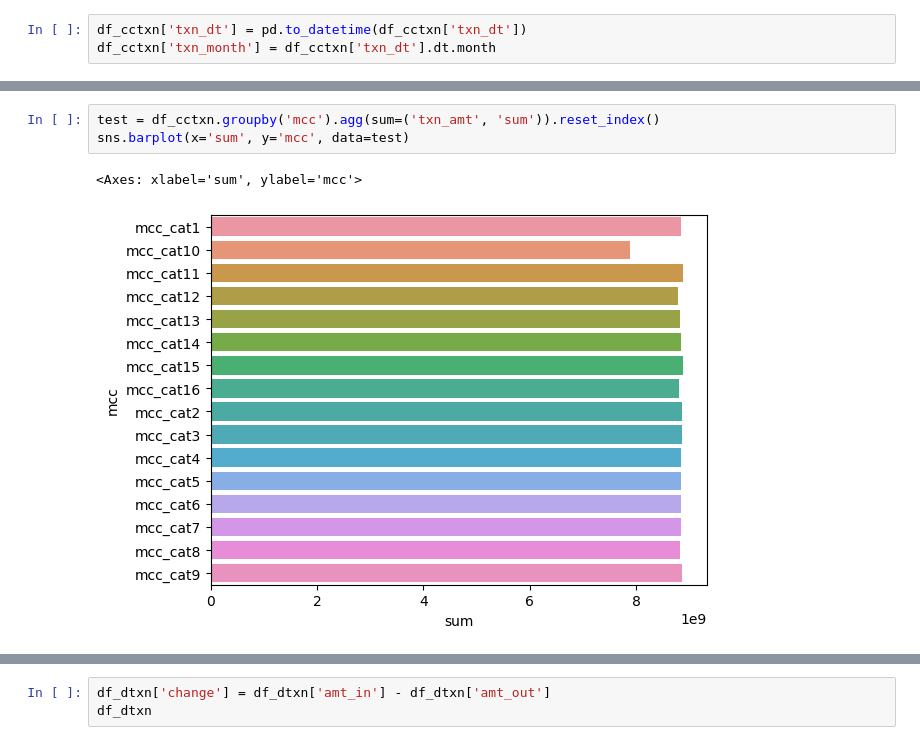
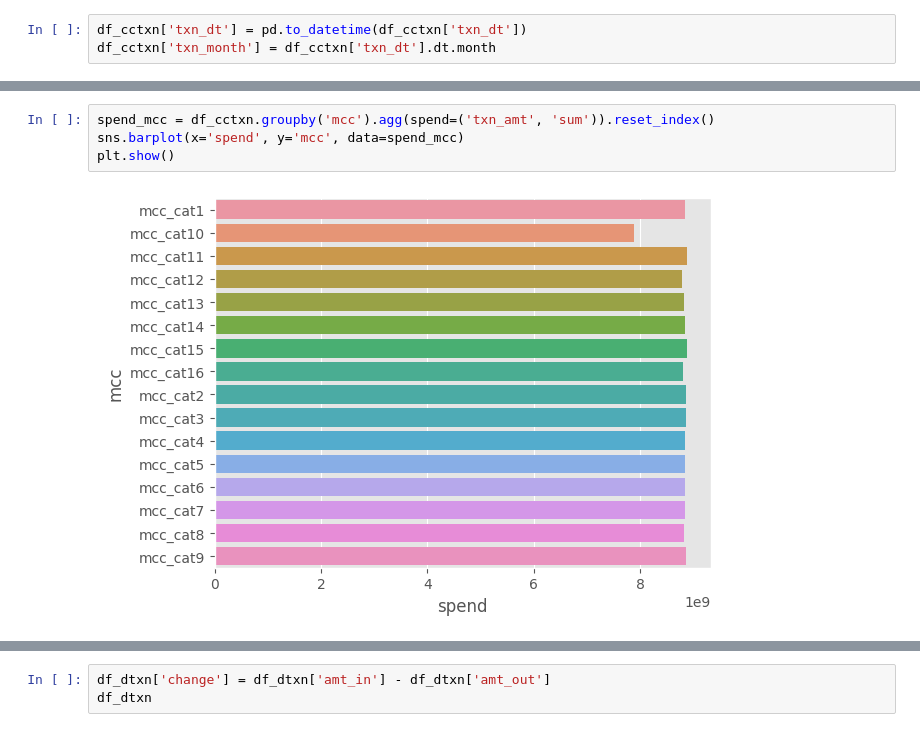
Before and after one commit to terjirapat/CreditCardChurning, a Jupyter notebook: main.ipynb, the cells around one changed output, grey strips where cells are left out. Cells and saved outputs as stored; diff of their text form.

```diff
--- a/main.ipynb
+++ b/main.ipynb
@@ -274,6 +413,6 @@ df_cctxn['txn_month'] = df_cctxn['txn_dt'].dt.month
 # %%
-test = df_cctxn.groupby('mcc').agg(sum=('txn_amt', 'sum')).reset_index()
-sns.barplot(x='sum', y='mcc', data=test)
+spend_mcc = df_cctxn.groupby('mcc').agg(spend=('txn_amt', 'sum')).reset_index()
+sns.barplot(x='spend', y='mcc', data=spend_mcc)
+plt.show()
 # %% [output]
-<Axes: xlabel='sum', ylabel='mcc'>
-[figure, old version]
+[figure, new version]
```
Also changed, not shown: parts of 44 cells of this notebook.
